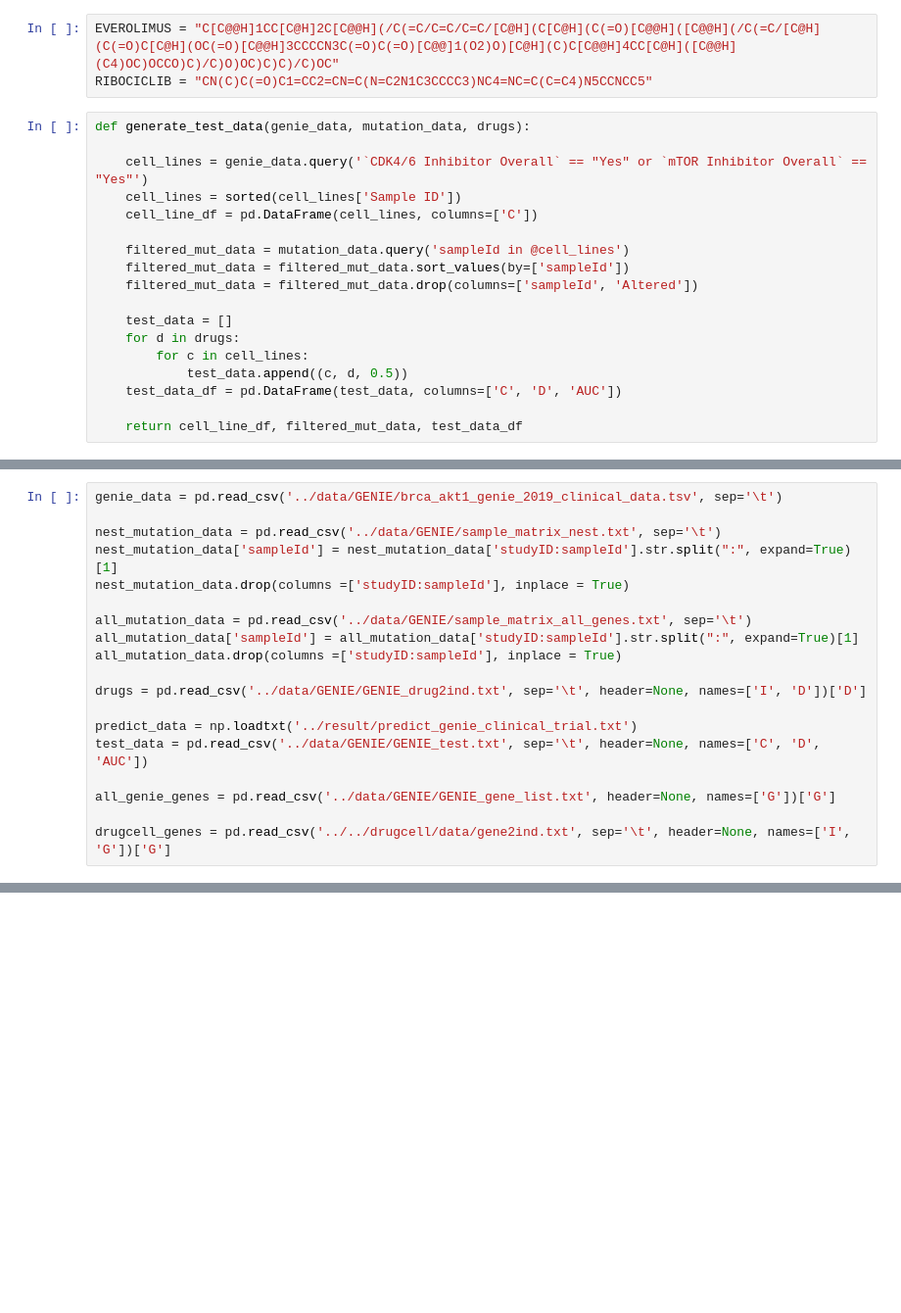
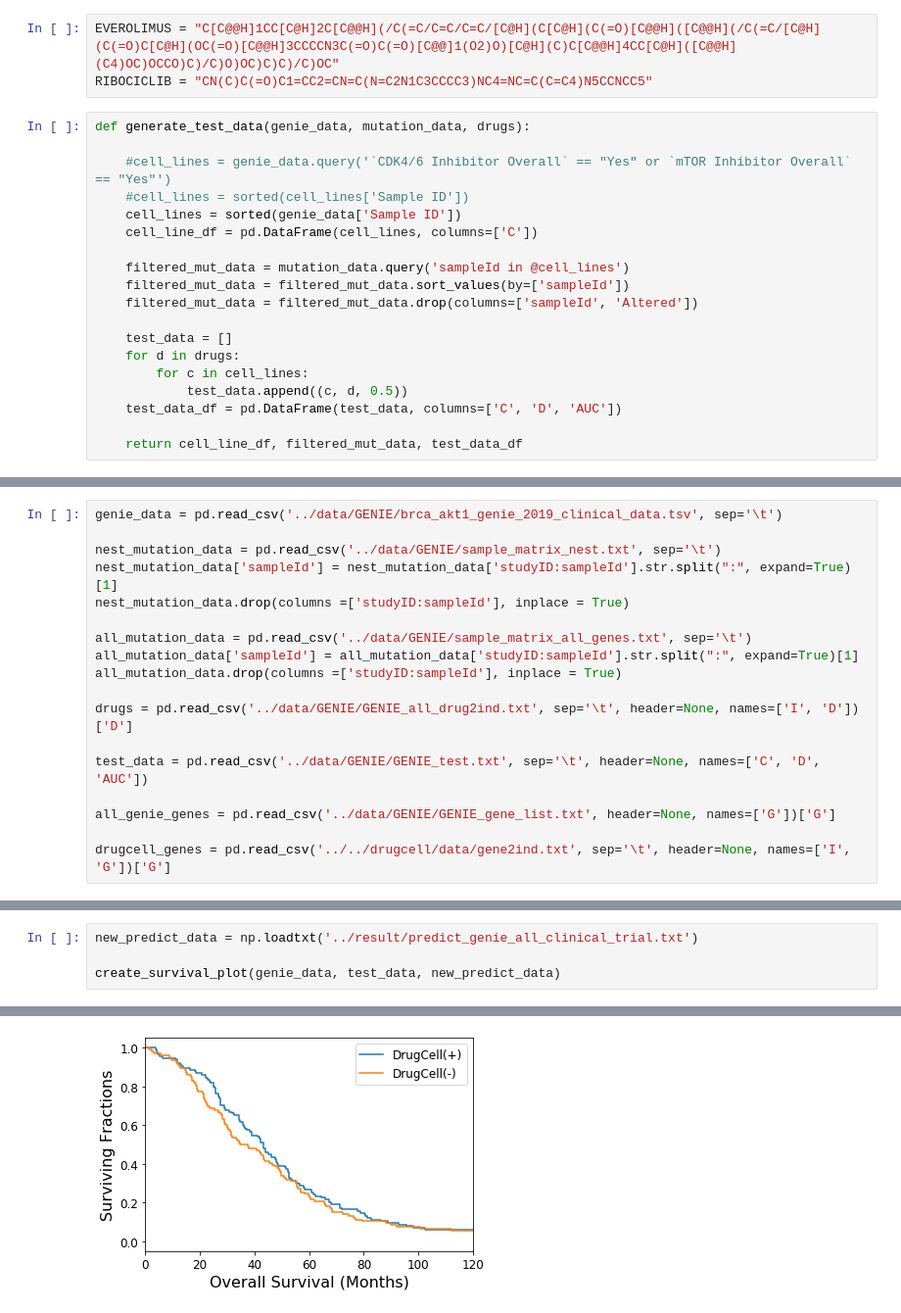
Before and after one commit to enmsilva/nest_drugcell, a Jupyter notebook: notebooks/genie_analysis.ipynb, the cells around one changed output, grey strips where cells are left out. Shown at 98% size. Drawn from its saved outputs; the diff is of its cells as text; blank space fills up the shorter version.

Commit message:
Genie notebook changes

```diff
--- a/notebooks/genie_analysis.ipynb
+++ b/notebooks/genie_analysis.ipynb
@@ -24,8 +25,9 @@ RIBOCICLIB = "CN(C)C(=O)C1=CC2=CN=C(N=C2N1C3CCCC3)NC4=NC=C(C=C4)N5CCNCC5"
 # %%
 def generate_test_data(genie_data, mutation_data, drugs):
 
-    cell_lines = genie_data.query('`CDK4/6 Inhibitor Overall` == "Yes" or `mTOR Inhibitor Overall` == "Yes"')
-    cell_lines = sorted(cell_lines['Sample ID'])
+    #cell_lines = genie_data.query('`CDK4/6 Inhibitor Overall` == "Yes" or `mTOR Inhibitor Overall` == "Yes"')
+    #cell_lines = sorted(cell_lines['Sample ID'])
+    cell_lines = sorted(genie_data['Sample ID'])
     cell_line_df = pd.DataFrame(cell_lines, columns=['C'])
 
     filtered_mut_data = mutation_data.query('sampleId in @cell_lines')
@@ -117,9 +131,8 @@ all_mutation_data = pd.read_csv('../data/GENIE/sample_matrix_all_genes.txt', sep
 all_mutation_data['sampleId'] = all_mutation_data['studyID:sampleId'].str.split(":", expand=True)[1]
 all_mutation_data.drop(columns =['studyID:sampleId'], inplace = True)
 
-drugs = pd.read_csv('../data/GENIE/GENIE_drug2ind.txt', sep='\t', header=None, names=['I', 'D'])['D']
+drugs = pd.read_csv('../data/GENIE/GENIE_all_drug2ind.txt', sep='\t', header=None, names=['I', 'D'])['D']
 
-predict_data = np.loadtxt('../result/predict_genie_clinical_trial.txt')
 test_data = pd.read_csv('../data/GENIE/GENIE_test.txt', sep='\t', header=None, names=['C', 'D', 'AUC'])
 
 all_genie_genes = pd.read_csv('../data/GENIE/GENIE_gene_list.txt', header=None, names=['G'])['G']
@@ -147,0 +160,5 @@ print(np.median(list(dc_n.values())), len(dc_n.values()))
+# %%
+new_predict_data = np.loadtxt('../result/predict_genie_all_clinical_trial.txt')
+
+create_survival_plot(genie_data, test_data, new_predict_data)
+# %% [output]
@@ -147,0 +171 @@ print(np.median(list(dc_n.values())), len(dc_n.values()))
+[figure, added]
```
Also changed, not shown: parts of 11 cells of this notebook.
